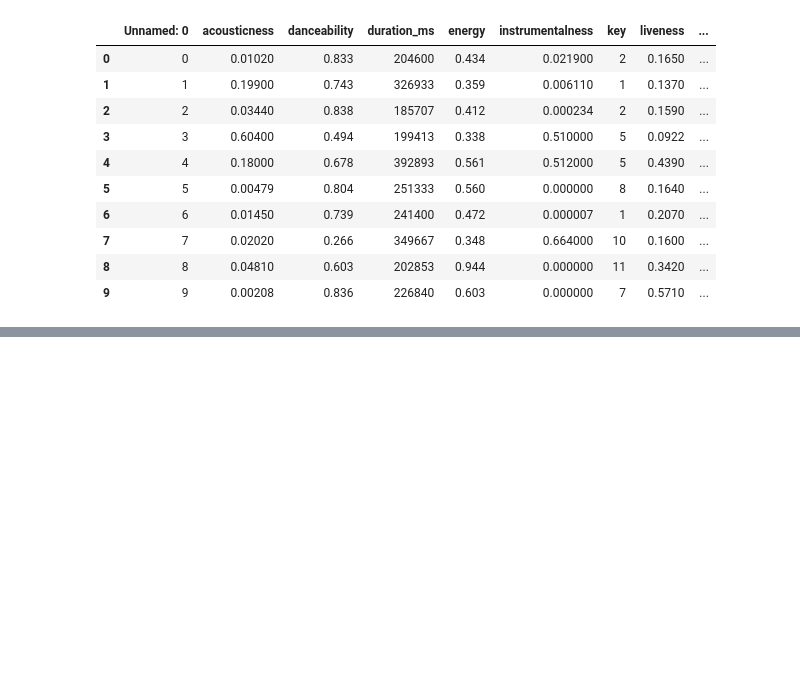
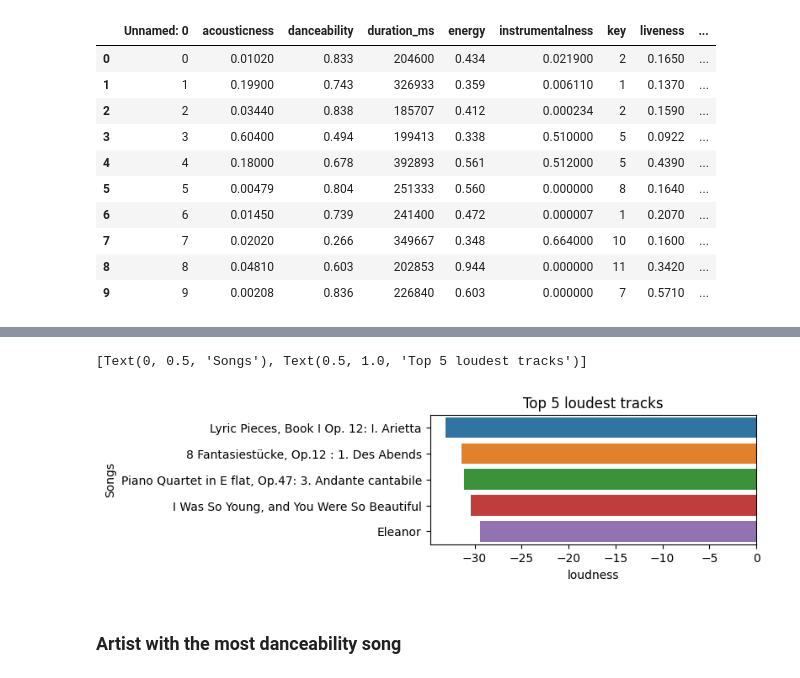
Before and after one commit to Akshat180/spotify, a Jupyter notebook: Untitled.ipynb, the cells around one changed output, grey strips where cells are left out. Drawn from its saved outputs; the diff is of its cells as text; code cells hidden in the pictures; blank space fills up the shorter version.

```diff
--- a/Untitled.ipynb
+++ b/Untitled.ipynb
@@ -46,0 +148,3 @@ df.drop('Unnamed: 0',axis=1,inplace=True)
+# %%
+Top_five_Lt = df[['loudness', 'song_title']].sort_values(by='loudness',ascending=True).head()
+Top_five_Lt
@@ -46,0 +158,9 @@ df.drop('Unnamed: 0',axis=1,inplace=True)
+# %%
+plt.figure(figsize=(5,2))
+graph =sns.barplot(x='loudness',y='song_title',data=Top_five_Lt)
+graph.set( ylabel = "Songs", title ='Top 5 loudest tracks')
+# %% [output]
+[Text(0, 0.5, 'Songs'), Text(0.5, 1.0, 'Top 5 loudest tracks')]
+[figure, added]
+# %% [markdown]
+###  Artist with the most danceability song
```
Also changed, not shown: parts of 19 cells of this notebook.
